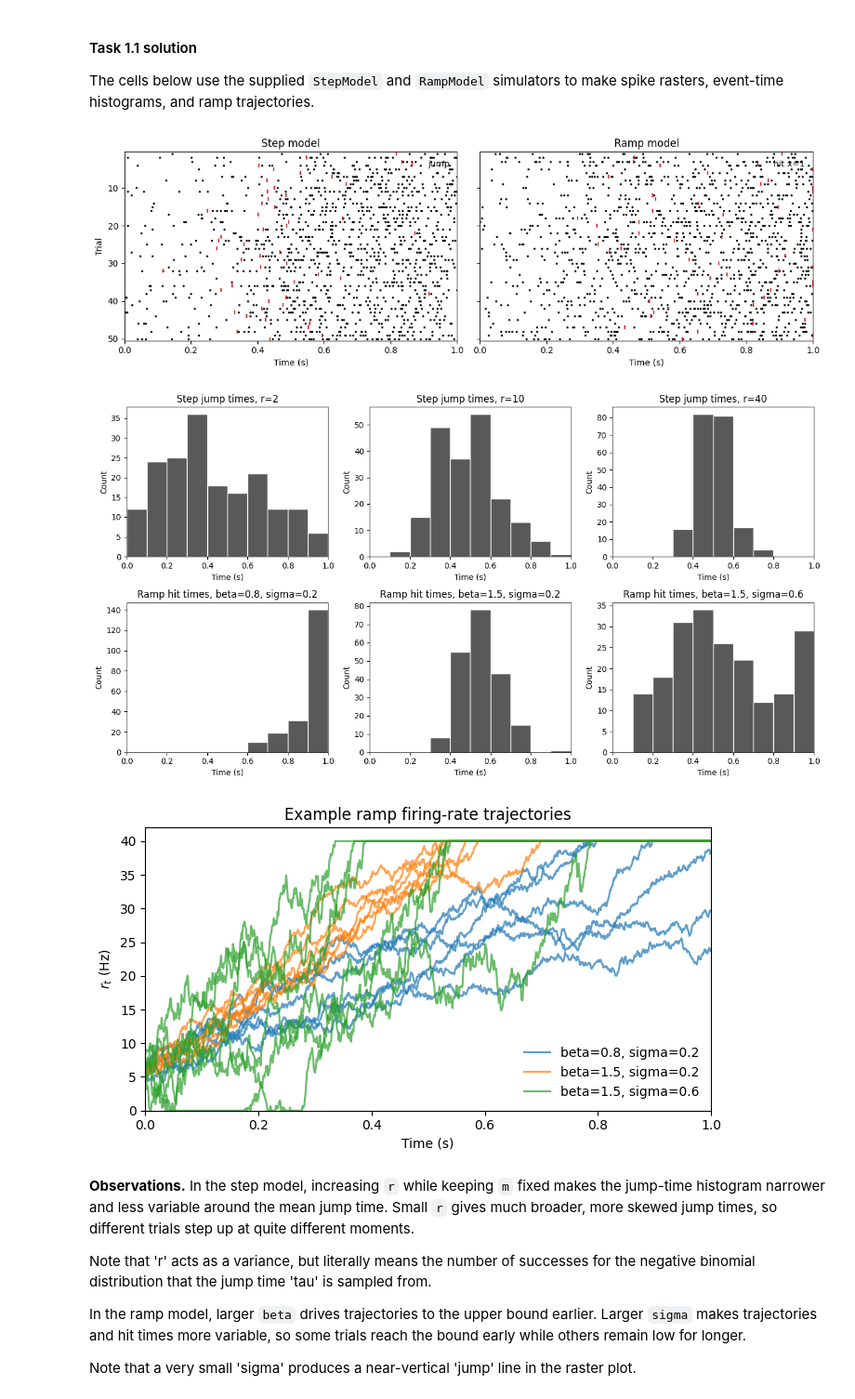
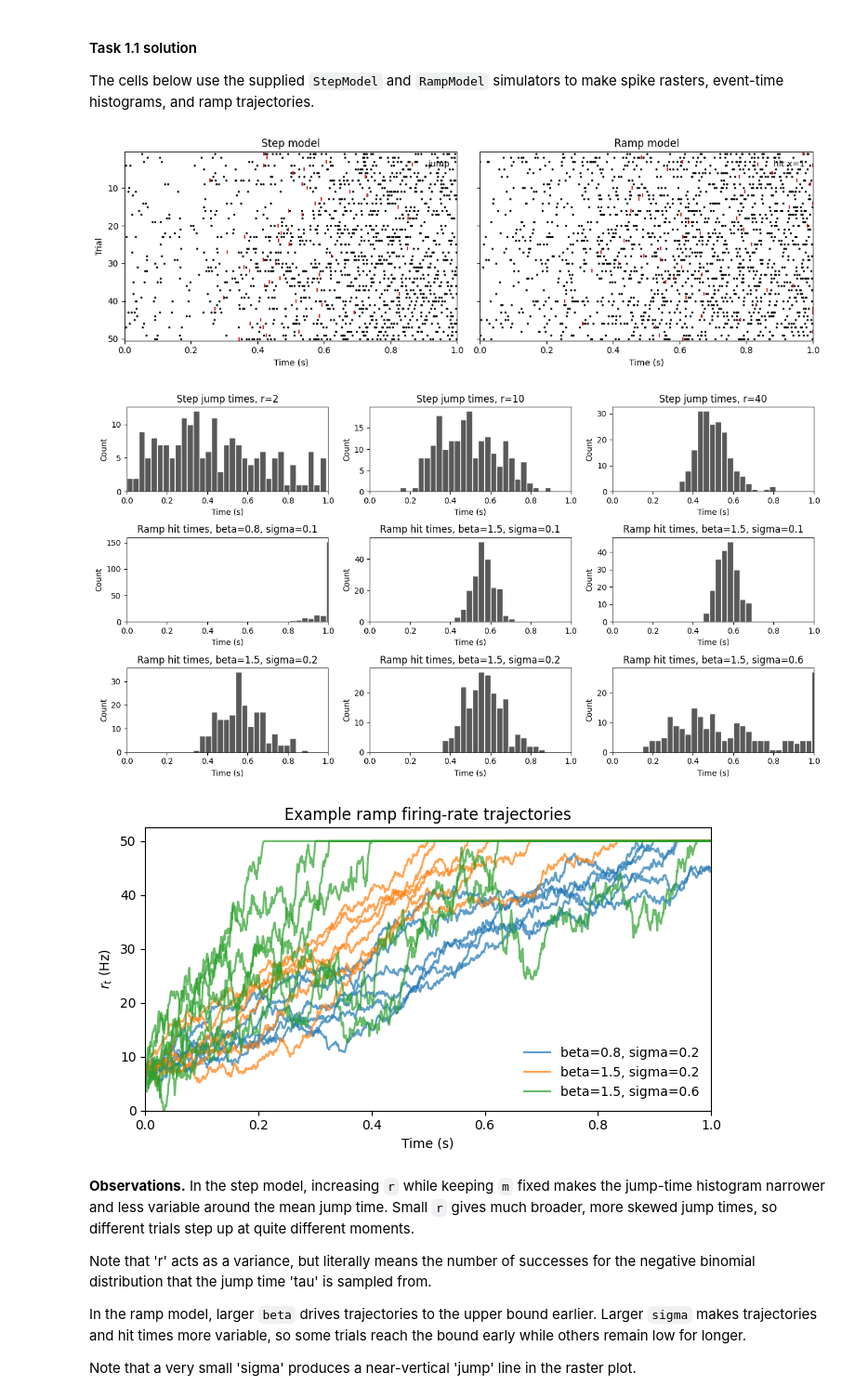
Before and after one commit to jakedlyons/gg3_v2, a Jupyter notebook: GG3_project.ipynb, the cells around one changed output. Shown at 93% size. Cells and saved outputs as stored; diff of their text form; code cells hidden in the pictures.

```diff
--- a/GG3_project.ipynb
+++ b/GG3_project.ipynb
@@ -188,12 +188,12 @@ import matplotlib.pyplot as plt
 from models import StepModel, RampModel
 from models import lo_histogram
 # %%
-np.random.seed(0)
+np.random.seed(2)
 
 T = 1000
 Ntrials = 200
 n_plot = 50
-Rh = 40
+Rh = 50
 time = np.arange(T) / T
 
 def ramp_hit_times(xs):
@@ -225,12 +225,13 @@ plot_raster(axes[1], ramp_spikes, "Ramp model", ramp_hits, "hit x=1")
 axes[0].set_ylabel("Trial")
 plt.tight_layout()
 # %% [output]
-[figure, old version]
+[figure, new version]
 # %%
 def plot_time_hist(ax, values, title):
-    bins = np.arange(0, T + 100, 100)
+    bin_width = 30 # ms
+    bins = np.arange(0, T + bin_width, bin_width)
     values_in_trial = values[values <= T]
-    counts, _ = lo_histogram(values_in_trial, bins)
+    counts, _ = np.histogram(values_in_trial, bins)
     ax.bar(bins[:-1] / T, counts, width=np.diff(bins) / T,
            align="edge", color="0.35", edgecolor="white")
     ax.set(title=title, xlabel="Time (s)", ylabel="Count", xlim=(0, 1))
@@ -238,37 +239,45 @@ def plot_time_hist(ax, values, title):
 step_rs = [2, 10, 40]
 ramp_params = [(0.8, 0.2), (1.5, 0.2), (1.5, 0.6)]
 
-fig, axes = plt.subplots(2, 3, figsize=(13, 7))
+fig, axes = plt.subplots(3, 3, figsize=(13, 7))
 
 for ax, r in zip(axes[0], step_rs):
     model = StepModel(m=T // 2, r=r, x0=0.2, Rh=Rh)  # model all step models with mean jump time centered.
     _, jumps, _ = model.simulate(Ntrials=Ntrials, T=T)
     plot_time_hist(ax, jumps, f"Step jump times, r={r}")
 
-for ax, (beta, sigma) in zip(axes[1], ramp_params):
+sigma = 0.1 # fixed sigma for beta sweep
+for ax, (beta, _) in zip(axes[1], ramp_params):
+    model = RampModel(beta=beta, sigma=sigma, x0=0.15, Rh=Rh)
+    _, xs, _ = model.simulate(Ntrials=Ntrials, T=T)
+    hits = ramp_hit_times(xs)
+    plot_time_hist(ax, hits, f"Ramp hit times, beta={beta}, sigma={sigma}")
+
+beta = 1.5  # fixed for sigma sweep
+for ax, (_, sigma) in zip(axes[2], ramp_params):
     model = RampModel(beta=beta, sigma=sigma, x0=0.15, Rh=Rh)
     _, xs, _ = model.simulate(Ntrials=Ntrials, T=T)
     hits = ramp_hit_times(xs)
     plot_time_hist(ax, hits, f"Ramp hit times, beta={beta}, sigma={sigma}")
 
 plt.tight_layout()
 
 fig, ax = plt.subplots(figsize=(7, 4))
 colors = plt.rcParams["axes.prop_cycle"].by_key()["color"]
 for i, (beta, sigma) in enumerate(ramp_params):
     model = RampModel(beta=beta, sigma=sigma, x0=0.15, Rh=Rh)
     _, _, rates = model.simulate(Ntrials=6, T=T)
     color = colors[i]
     for j, rate in enumerate(rates):
         label = f"beta={beta}, sigma={sigma}" if j == 0 else None
         ax.plot(time, rate, color=color, alpha=0.7, label=label)
 
 ax.legend(frameon=False)
 ax.set(title="Example ramp firing-rate trajectories", xlabel="Time (s)", ylabel="$r_t$ (Hz)", xlim=(0, 1), ylim=(0, Rh * 1.05))
 plt.tight_layout()
 # %% [output]
-[figure, old version]
+[figure, new version]
-[figure, old version]
+[figure, new version]
 # %% [markdown]
 **Observations.** In the step model, increasing `r` while keeping `m` fixed makes the jump-time histogram narrower and less variable around the mean jump time. Small `r` gives much broader, more skewed jump times, so different trials step up at quite different moments.
 
```
Also changed, not shown: parts of 25 cells of this notebook, 1 other file.
